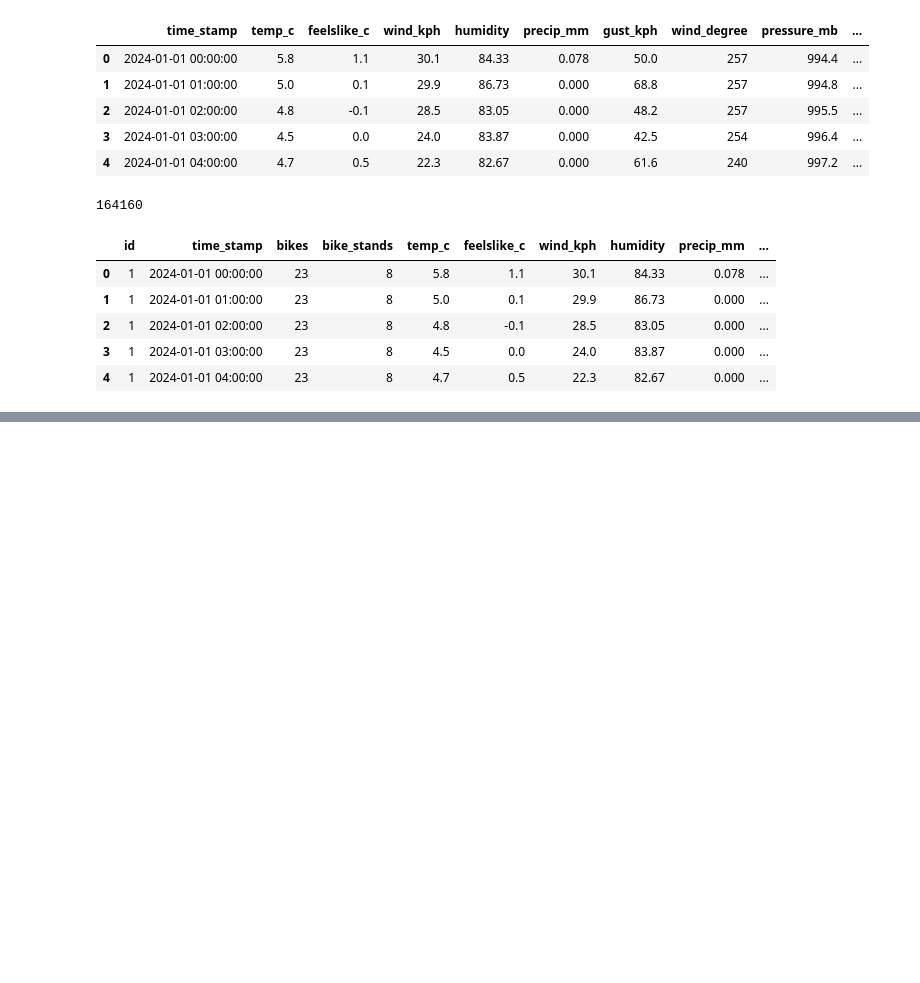
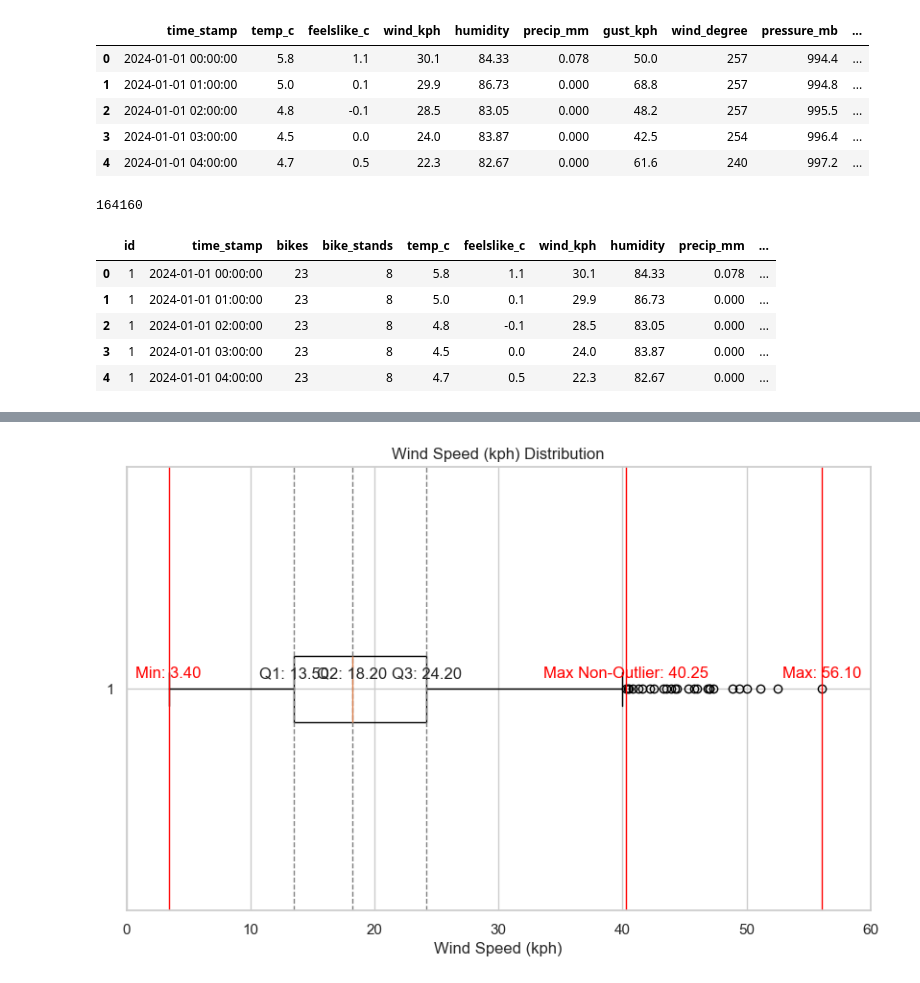
Before and after one commit to musaddique333/Dublin_Bikes, a Jupyter notebook: models/statistics.ipynb, the cells around one changed output, grey strips where cells are left out. Drawn from its saved outputs; the diff is of its cells as text; code cells hidden in the pictures; blank space fills up the shorter version.

```diff
--- a/models/statistics.ipynb
+++ b/models/statistics.ipynb
@@ -81,0 +181,25 @@ X.head()
+# %%
+quartiles = df['wind_kph'].quantile([0.25, 0.5, 0.75])
+min_value = df['wind_kph'].min()
+max_value = df['wind_kph'].max()
+max_non_outlier_value = quartiles[0.75] + 1.5 * (quartiles[0.75] - quartiles[0.25])
+
+plt.figure(figsize=(10, 6))
+plt.boxplot(df['wind_kph'], vert=False)
+plt.xlim(0, 60)
+
+for q in quartiles:
+    plt.axvline(q, linestyle='--', color='gray', linewidth=1)
+
+for val, label in zip([min_value, max_value, max_non_outlier_value], ['Min', 'Max', 'Max Non-Outlier']):
+    plt.axvline(val, linestyle='-', color='red', linewidth=1)
+    plt.text(val, 1.05, f'{label}: {val:.2f}', verticalalignment='top', horizontalalignment='center', color='red')
+
+for i, q in enumerate(quartiles):
+    plt.text(q, 1.05, f'Q{i + 1}: {q:.2f}', verticalalignment='top', horizontalalignment='center')
+
+plt.title('Wind Speed (kph) Distribution')
+plt.xlabel('Wind Speed (kph)')
+plt.show()
+# %% [output]
+[figure, added]
```
Also changed, not shown: parts of 30 cells of this notebook, 11 other files.
